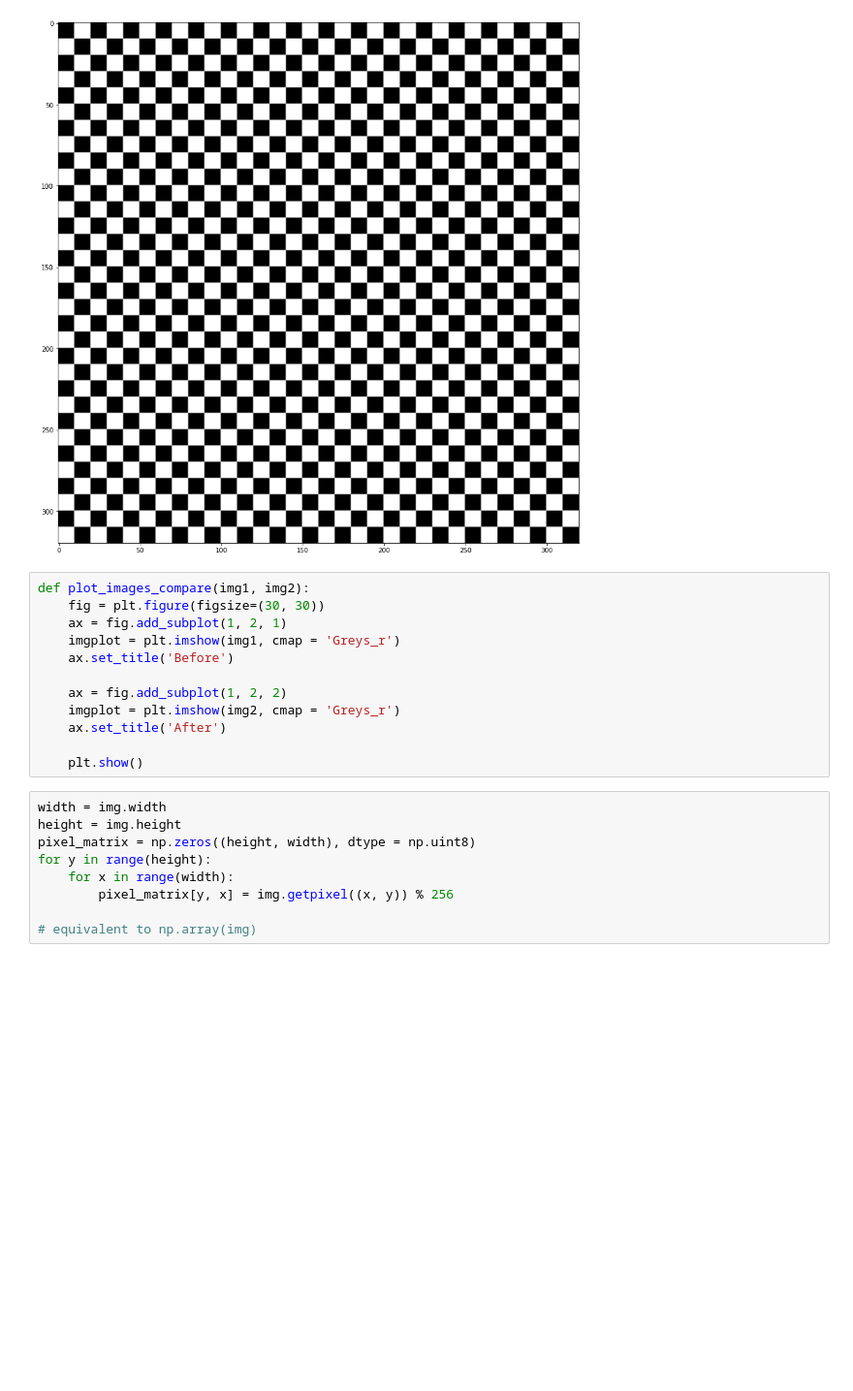
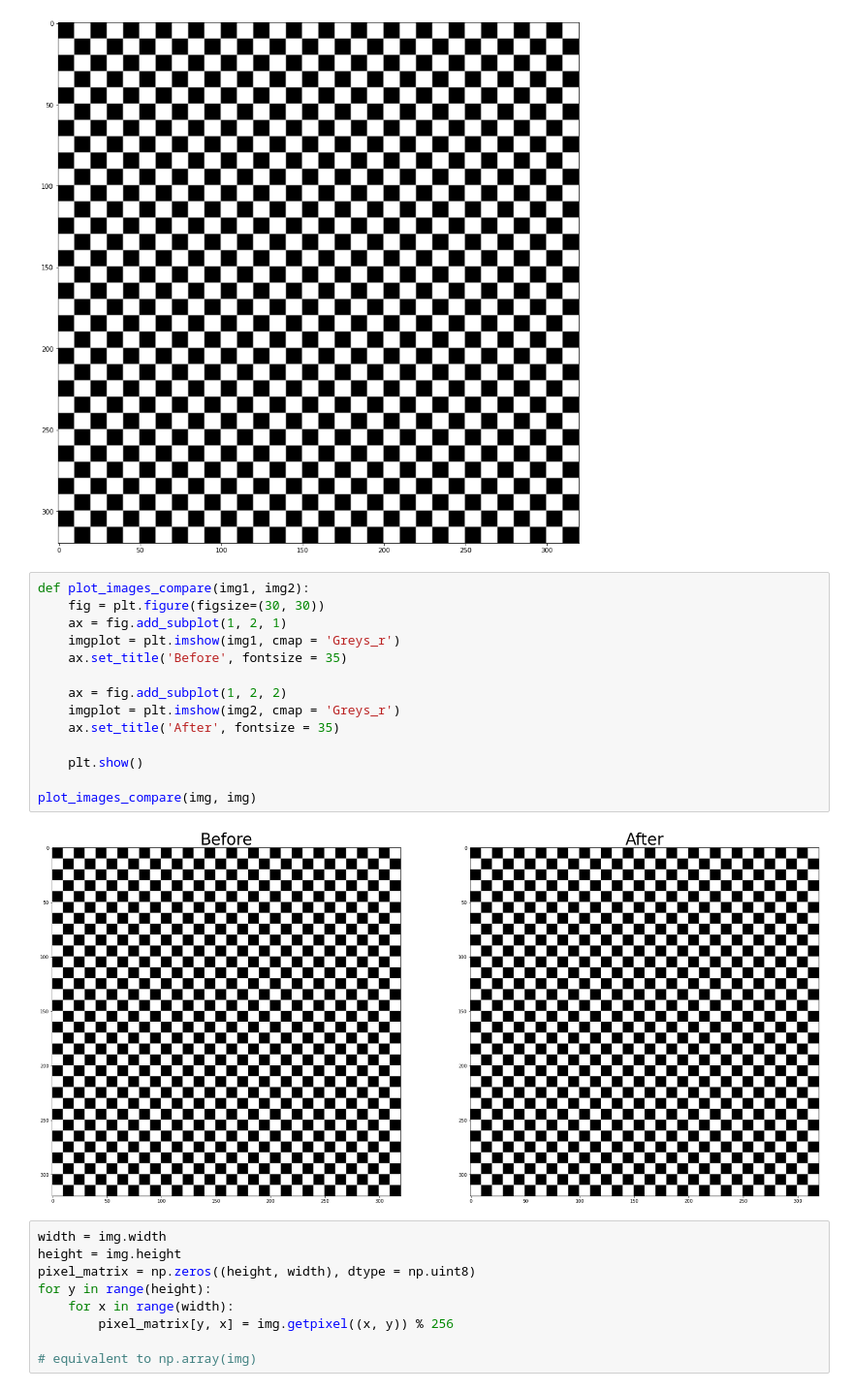
Before and after one commit to DanielSc4/numerical-algorithms-for-mathematical-modeling, a Jupyter notebook: Progetto Fourier analysis/Tests.ipynb, the cells around one changed output. Shown: that part at 97% size. Cells and saved outputs as stored; diff of their text form; blank space fills up the shorter version.

```diff
--- a/Progetto Fourier analysis/Tests.ipynb
+++ b/Progetto Fourier analysis/Tests.ipynb
@@ -13,15 +13,19 @@ plt.show()
 # %%
 def plot_images_compare(img1, img2):
     fig = plt.figure(figsize=(30, 30))
     ax = fig.add_subplot(1, 2, 1)
     imgplot = plt.imshow(img1, cmap = 'Greys_r')
-    ax.set_title('Before')
+    ax.set_title('Before', fontsize = 35)
 
     ax = fig.add_subplot(1, 2, 2)
     imgplot = plt.imshow(img2, cmap = 'Greys_r')
-    ax.set_title('After')
+    ax.set_title('After', fontsize = 35)
 
     plt.show()
+
+plot_images_compare(img, img)
+# %% [output]
+[figure, added]
 # %%
 width = img.width
 height = img.height
```
Also changed, not shown: parts of 3 cells of this notebook, 29 other files.
